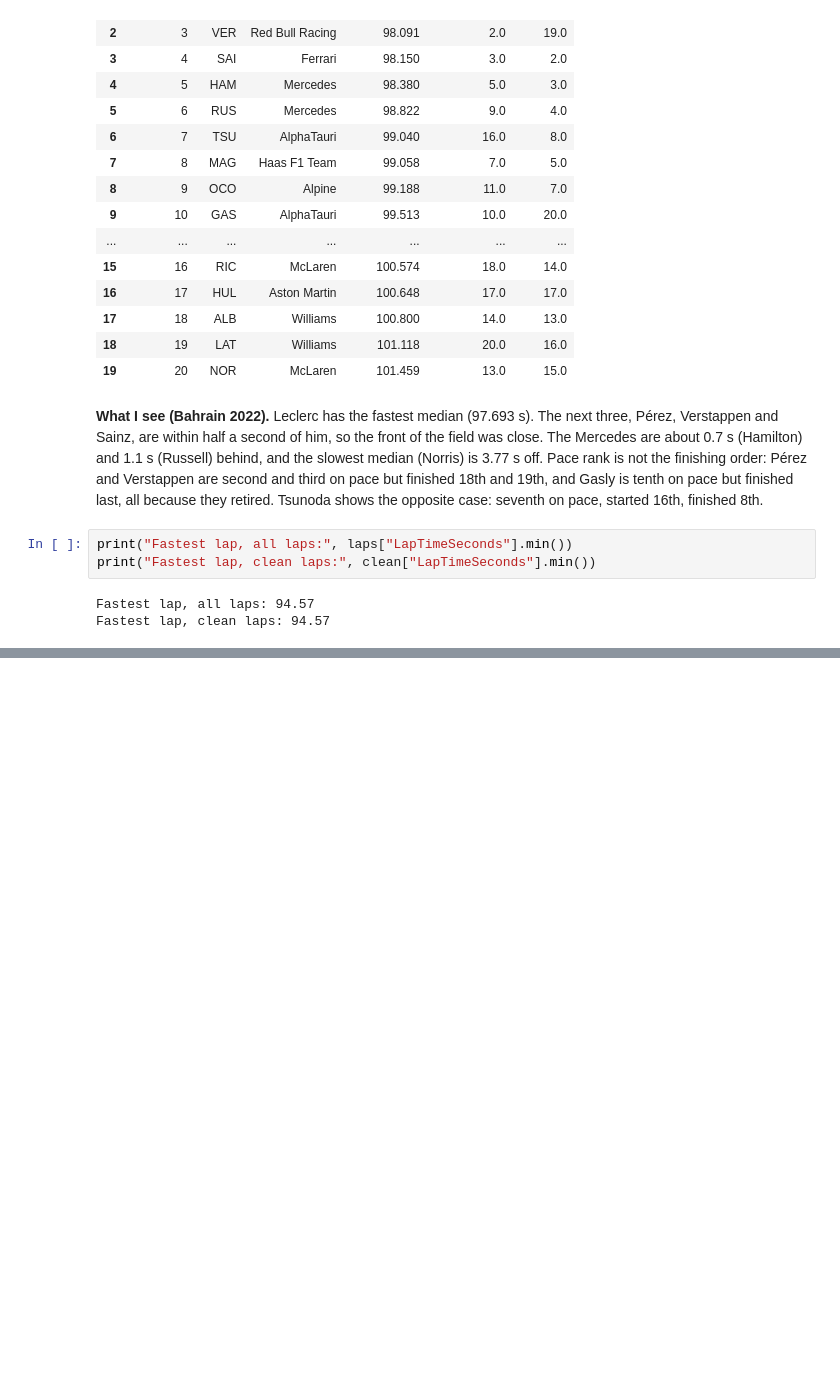
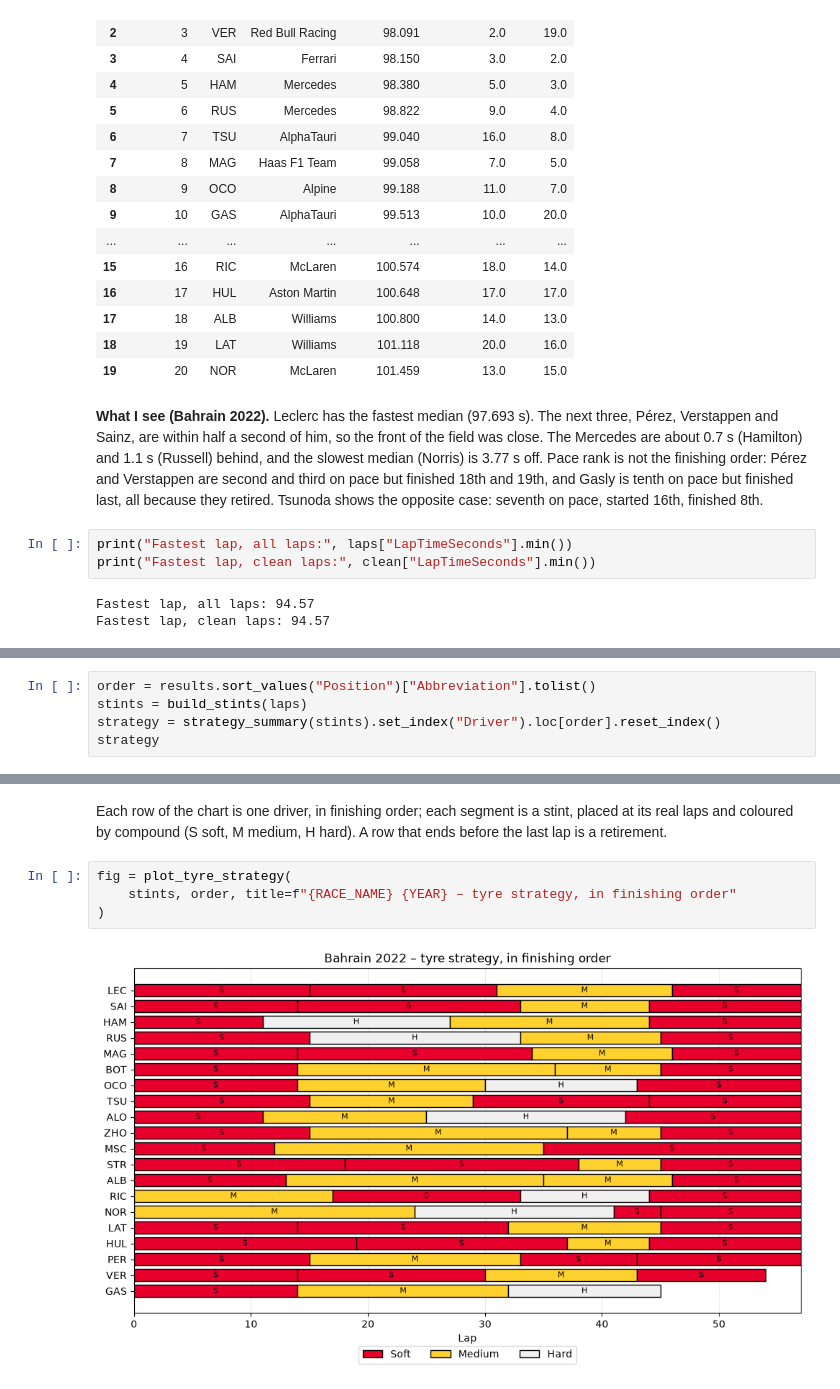
Before and after one commit to skygr0u/F1-Telemetry, a Jupyter notebook: notebooks/03_race_analysis.ipynb, the cells around one changed output, grey strips where cells are left out. Saved outputs shown, nothing was run; the diff lists cells and outputs as text; blank space fills up the shorter version.

Commit message:
Add tyre strategy section to notebook

```diff
--- a/notebooks/03_race_analysis.ipynb
+++ b/notebooks/03_race_analysis.ipynb
@@ -124,0 +134,5 @@ Fastest lap, clean laps: 94.57
+# %%
+order = results.sort_values("Position")["Abbreviation"].tolist()
+stints = build_stints(laps)
+strategy = strategy_summary(stints).set_index("Driver").loc[order].reset_index()
+strategy
@@ -124,0 +180,8 @@ Fastest lap, clean laps: 94.57
+# %% [markdown]
+Each row of the chart is one driver, in finishing order; each segment is a stint, placed at its real laps and coloured by compound (S soft, M medium, H hard). A row that ends before the last lap is a retirement.
+# %%
+fig = plot_tyre_strategy(
+    stints, order, title=f"{RACE_NAME} {YEAR} – tyre strategy, in finishing order"
+)
+# %% [output]
+[figure, added]
```
Also changed, not shown: parts of 5 cells of this notebook.
